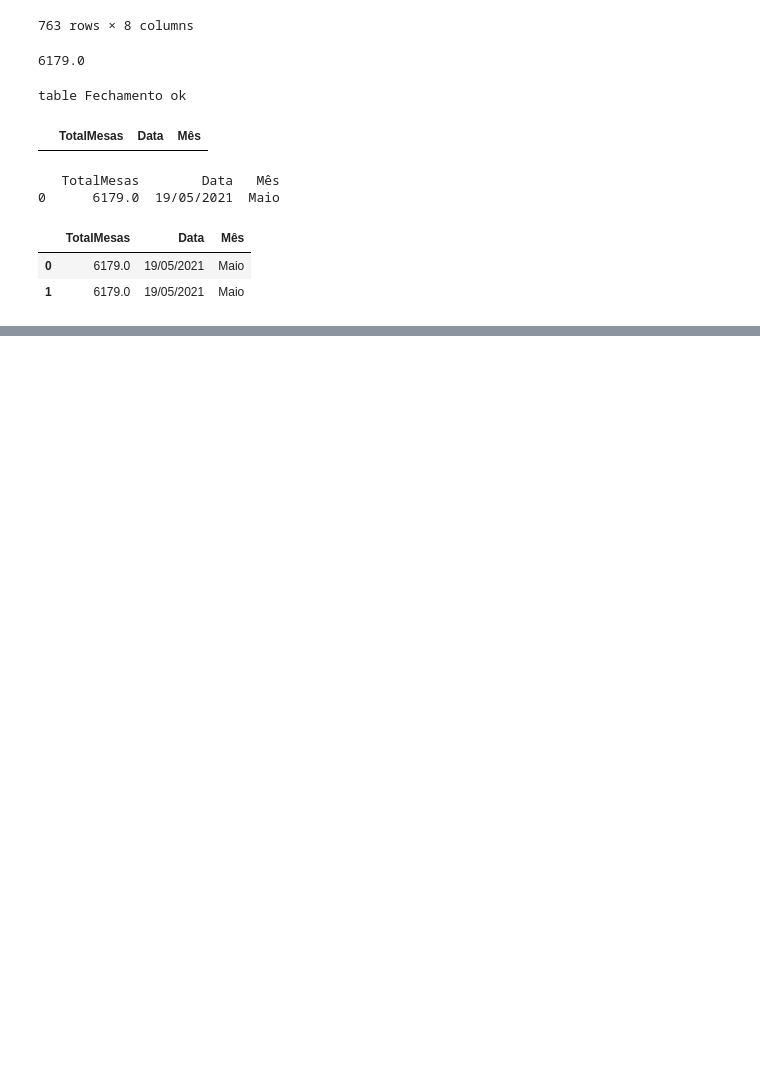
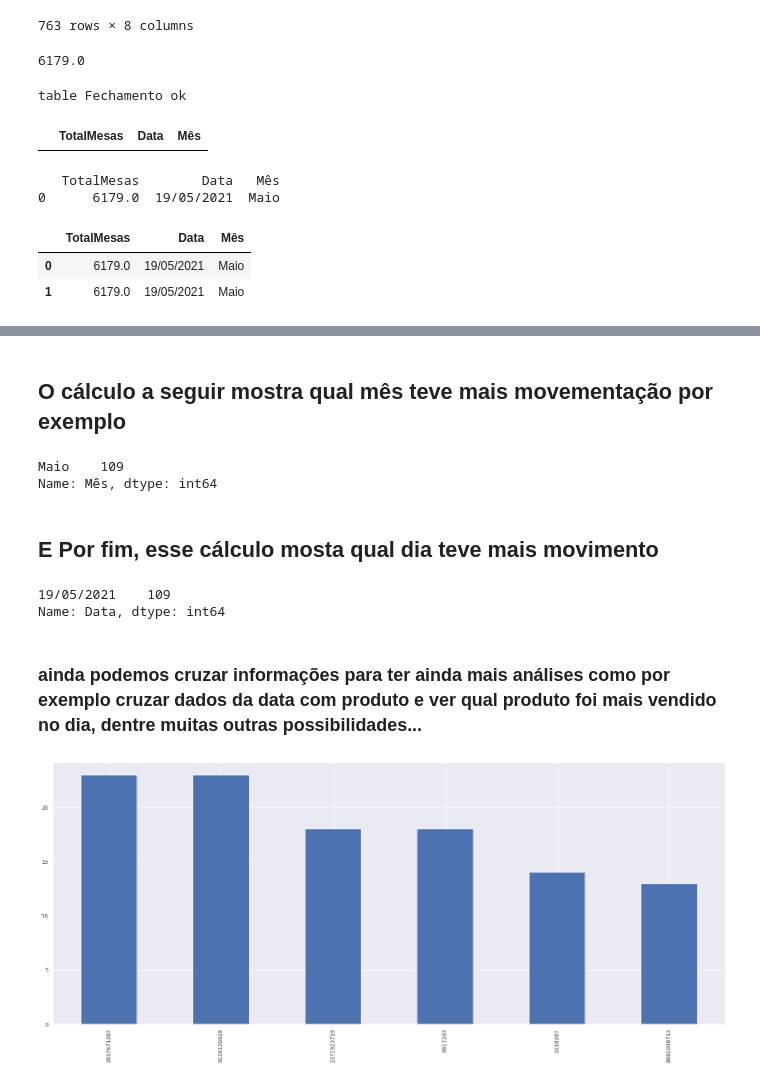
Before and after one commit to RFFSoftwareEngineering/DesafioDataAnalytics, a Jupyter notebook: DesafioFalqon.ipynb, the cells around one changed output, grey strips where cells are left out. Saved outputs shown, nothing was run; the diff lists cells and outputs as text; code cells hidden in the pictures; blank space fills up the shorter version.

```diff
--- a/DesafioFalqon.ipynb
+++ b/DesafioFalqon.ipynb
@@ -1141,0 +1272,24 @@ display(FechamentoFinal)
+# %% [markdown]
+## O cálculo a seguir mostra qual mês teve mais movementação por exemplo
+# %%
+SuperTable["Mês"].value_counts()
+# %% [output]
+Maio    109
+Name: Mês, dtype: int64
+# %% [markdown]
+## E Por fim, esse cálculo mosta qual dia teve mais movimento
+# %%
+SuperTable["Data"].value_counts()
+# %% [output]
+19/05/2021    109
+Name: Data, dtype: int64
+# %% [markdown]
+### ainda podemos cruzar informações para ter ainda mais análises como por exemplo cruzar dados da data com produto e ver qual produto foi mais vendido no dia, dentre muitas outras possibilidades...
+# %%
+import matplotlib.pyplot as plt
+plt.figure(figsize = (25 , 10))
+graph1 = SuperTable["ID"].value_counts().plot.bar()
+
+graph1 = plt.show()
+# %% [output]
+[figure, added]
```
Also changed, not shown: parts of 19 cells of this notebook.
